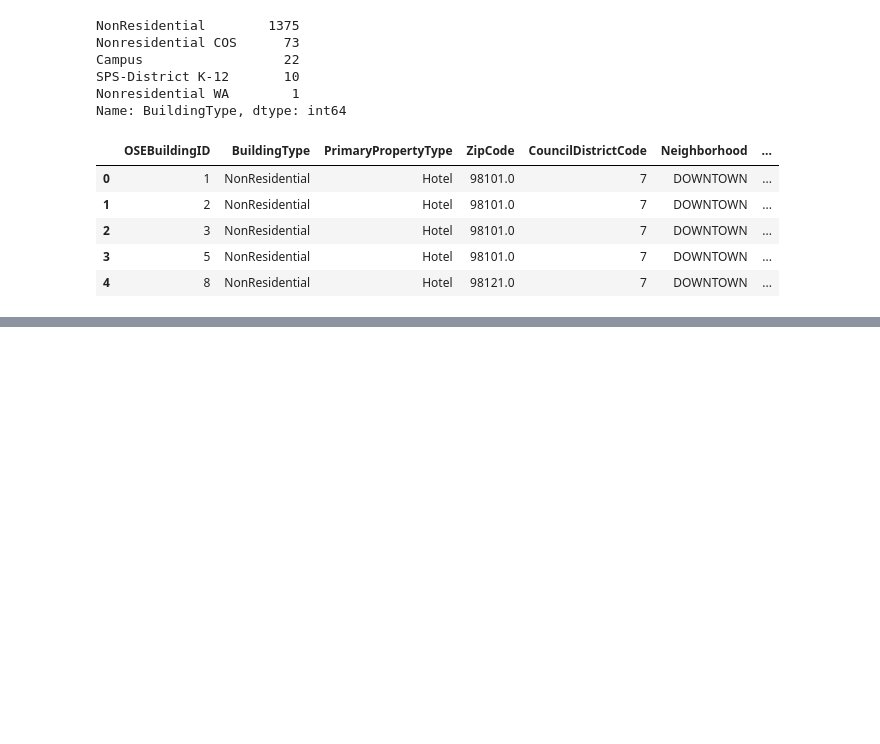
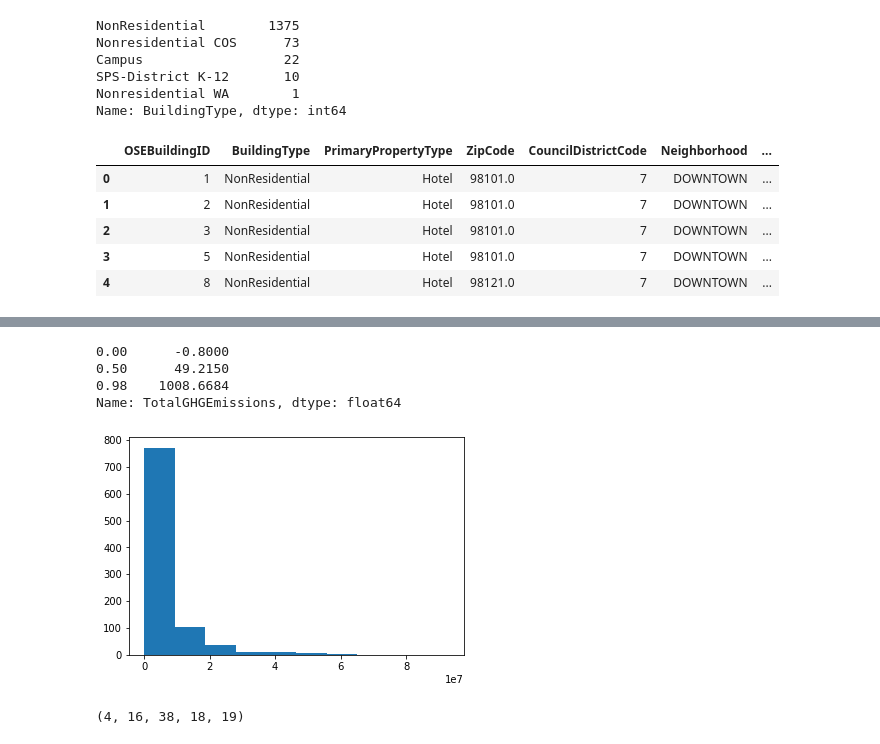
Before and after one commit to Cyr-dcx/LinearRegression-for-building-consumption, a Jupyter notebook: notebooks/exploration.ipynb, the cells around one changed output, grey strips where cells are left out. Drawn from its saved outputs; the diff is of its cells as text; code cells hidden in the pictures; blank space fills up the shorter version.

```diff
--- a/notebooks/exploration.ipynb
+++ b/notebooks/exploration.ipynb
@@ -130,0 +162,18 @@ features = ['BuildingType', 'PrimaryPropertyType', 'ZipCode',
+# %%
+df["TotalGHGEmissions"].quantile([0, .5, 0.98])
+# %% [output]
+0.00      -0.8000
+0.50      49.2150
+0.98    1008.6684
+Name: TotalGHGEmissions, dtype: float64
+# %%
+df = df[df["TotalGHGEmissions"] <= df["TotalGHGEmissions"].quantile([0.98])[0.98]]
+df = df[df["TotalGHGEmissions"] > 0]
+# %%
+plt.hist(df[label_2]);
+# %% [output]
+[figure, added]
+# %%
+df.BuildingType.nunique(), df.PrimaryPropertyType.nunique(), df.ZipCode.nunique(), df.Neighborhood.nunique(), df.LargestPropertyUseType.nunique()
+# %% [output]
+(4, 16, 38, 18, 19)
```
Also changed, not shown: parts of 15 cells of this notebook.
